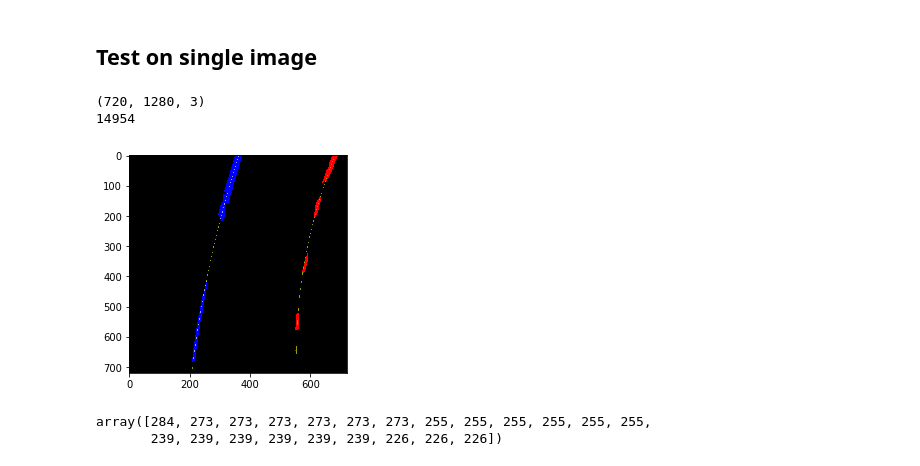
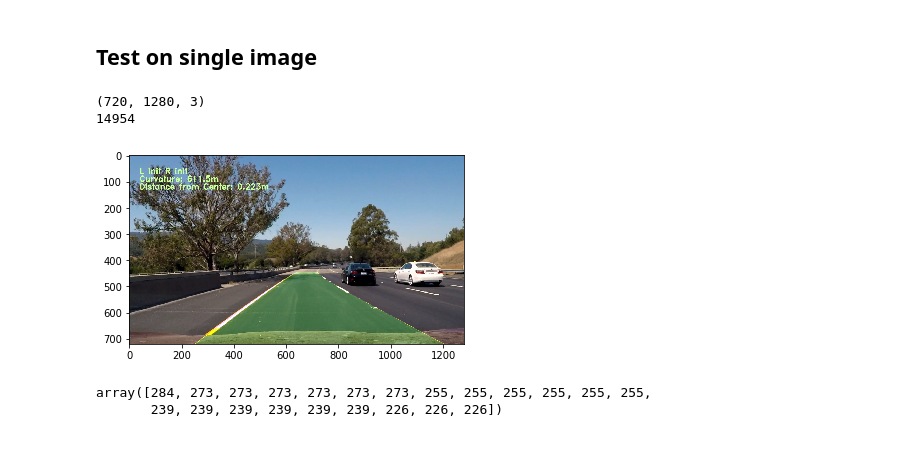
Before and after one commit to wandonye/cared_P4, a Jupyter notebook: pipeline.ipynb, the cells around one changed output. Saved outputs shown, nothing was run; the diff lists cells and outputs as text; code cells hidden in the pictures.

Commit message:
more images, per level window center finder is now corrected

```diff
--- a/pipeline.ipynb
+++ b/pipeline.ipynb
@@ -329,8 +329,8 @@ class LaneFinder:
         elif left_bound_idx is not None:
             right_bound_idx = left_bound_idx + self.lane.width
 
-#         if (left_bound_idx is not None) and (right_bound_idx is not None):
-#             self.lane.canvas[(self.idx-left_bound_idx>0)&(self.idx-right_bound_idx<0),1] = 50
+        if (left_bound_idx is not None) and (right_bound_idx is not None):
+            self.lane.canvas[(self.idx-left_bound_idx>0)&(self.idx-right_bound_idx<0),1] = 50
         return self.lane.canvas
 
     def draw_windows(self):
@@ -400,8 +400,6 @@ class LaneFinder:
             self.texts.append("Curvature: "+"{:04.1f}".format(curvature) + 'm')
             self.texts.append("Distance from Center: "+"{:04.3f}".format(center_offset)+ 'm')
 
-        return self.draw_lane()
-
         overlay = cv2.warpPerspective(self.draw_lane(), self.M_inv,
                                       (self.original_image_size[1],self.original_image_size[0]),
                                       flags=cv2.INTER_LINEAR)
@@ -411,16 +409,16 @@ class LaneFinder:
 # %%
 test_img = cv2.imread("test_images/test6.jpg")
 print(test_img.shape)
 lane_finder = LaneFinder((720,1280), mask_vertices, anchor_points, tranformed_image_size,
                          mtx, dist, PIX2XM, PIX2YM, window_width=80, window_height=80, margin=100)
 test_img = cv2.cvtColor(test_img, cv2.COLOR_BGR2RGB)
 res = lane_finder.pipeline(test_img)
 plt.imshow(res)
-mpimg.imsave("test6_out0.png", res)
+mpimg.imsave("test6_final.png", res)
 # %% [output]
 (720, 1280, 3)
 14954
-[figure, old version]
+[figure, new version]
 # %%
 lane_finder.lane.left_x
 # %% [output]
```
Also changed, not shown: 3 other files.
